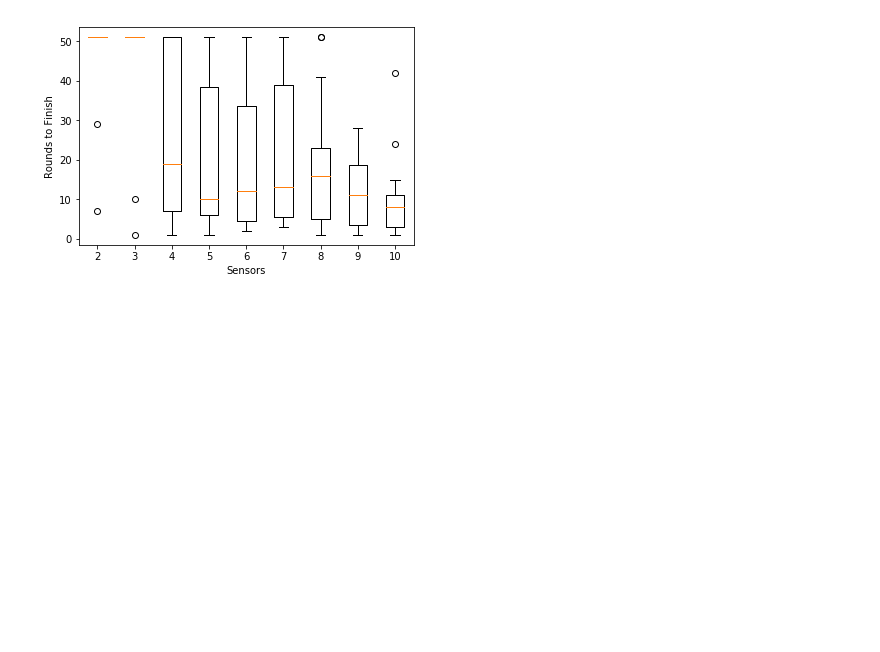
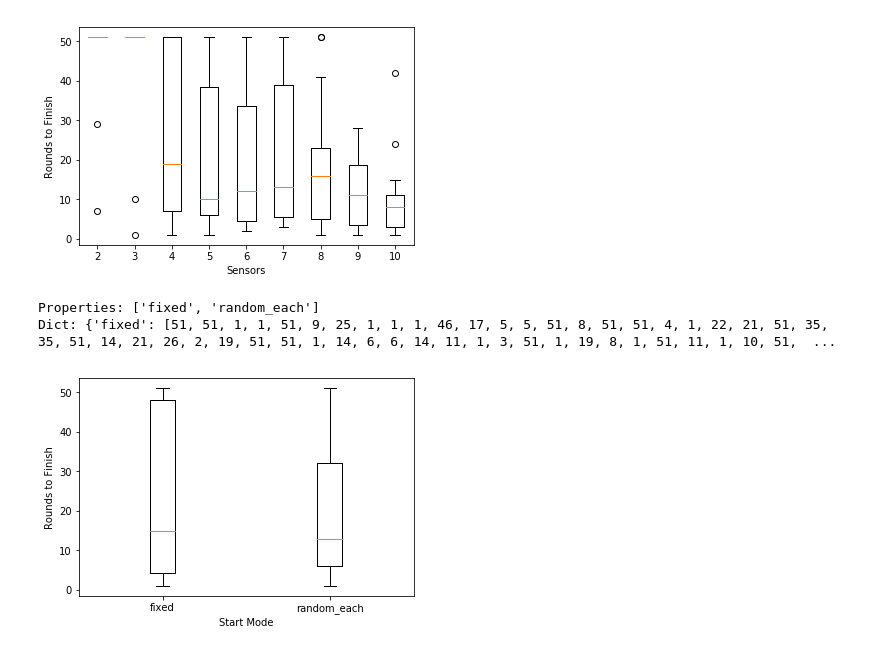
Before and after one commit to sleighsoft/genetic-gaming, a Jupyter notebook: Evaluation.ipynb, the cells around one changed output. Saved outputs shown, nothing was run; the diff lists cells and outputs as text; code cells hidden in the pictures; blank space fills up the shorter version.

Commit message:
Add support for multiple maps and fitness modes

```diff
--- a/Evaluation.ipynb
+++ b/Evaluation.ipynb
@@ -13,8 +13,8 @@ def plot_rounds(base_path, title, xlabel, ylabel):
         # Converting all to numbers and sort them
         properties = sorted(list(set([int(x.split('_')[-1]) for x in paths])))
     except:
-        properties = sorted(list(set([x.split('_')[-1] for x in paths])))
-        properties = list(filter(lambda x: len(x) <= len("dynamic"), properties))
+        delimiter = base_path.split('_')[-2] + '_'
+        properties = sorted(list(set([x.split(delimiter)[-1] for x in paths])))
     print("Properties: " + str(properties))
 
     eval_dict = {} # property -> epochs until finish
@@ -112,3 +112,12 @@ plot_rounds(base_path='06-Mar-2018_*rounds_50_num_networks_10evalround_*_test5_s
 Properties: [2, 3, 4, 5, 6, 7, 8, 9, 10]
 Dict: {2: [51, 51, 51, 51, 51, 51, 51, 51, 51, 7, 29, 51, 51, 51, 51, 51], 3: [51, 51, 51, 51, 51, 51, 51, 51, 51, 10, 51, 51, 51, 1], 4: [4, 51, 8, 15, 51, 18, 28, 6, 2, 1, 51, 19, 51, 39, 51], 5: [6 ...
 [figure]
+# %%
+#Different Maps
+plot_rounds(base_path='06-Mar-2018_*rounds_50_num_networks_10evalround_*_test7_seed_*_start_mode_',
+            title="",#Comparison of the Impact of Different Amount of Sensors on Rounds to Finish a Track (n={})",
+            xlabel="Start Mode", ylabel="Rounds to Finish")
+# %% [output]
+Properties: ['fixed', 'random_each']
+Dict: {'fixed': [51, 51, 1, 1, 51, 9, 25, 1, 1, 1, 46, 17, 5, 5, 51, 8, 51, 51, 4, 1, 22, 21, 51, 35, 35, 51, 14, 21, 26, 2, 19, 51, 51, 1, 14, 6, 6, 14, 11, 1, 3, 51, 1, 19, 8, 1, 51, 11, 1, 10, 51,  ...
+[figure, added]
```
Also changed, not shown: 1 other file.
